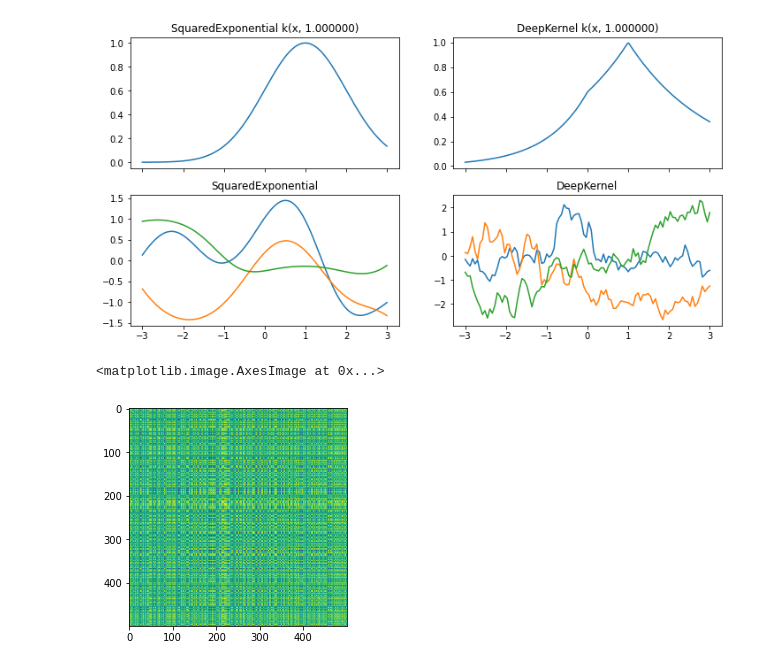
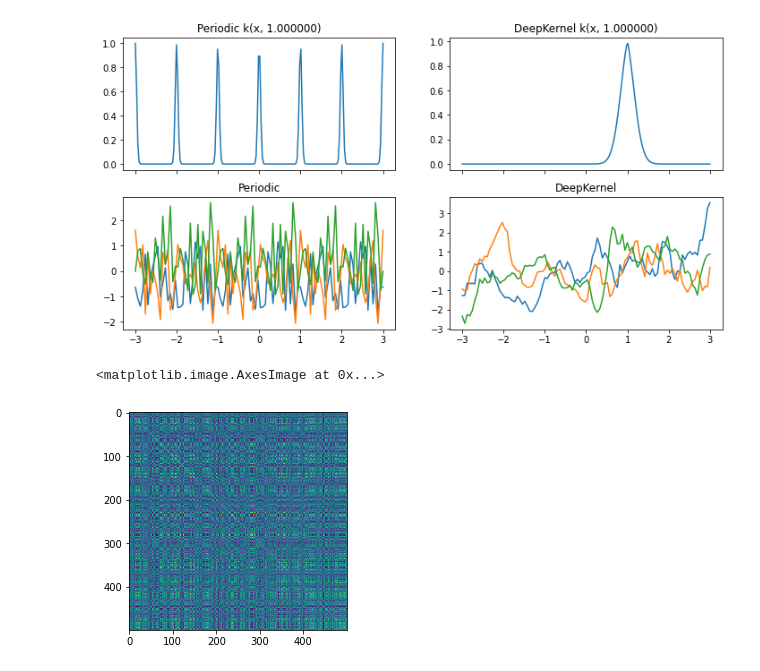
Before and after one commit to virginiademi/GP4GW-likelihood, a Jupyter notebook: notebooks/Kernel_design.ipynb, the cells around one changed output. Saved outputs shown, nothing was run; the diff lists cells and outputs as text; code cells hidden in the pictures.

Commit message:
Plot fo DeepKernel with RBF*Matern*Periodic

```diff
--- a/notebooks/Kernel_design.ipynb
+++ b/notebooks/Kernel_design.ipynb
@@ -13,6 +11,8 @@ Matern = gpflow.kernels.Matern12(lengthscales=[0.1] * data_dim, variance=1.0)
 
 ArcCosine = gpflow.kernels.ArcCosine(order=0, variance=1.0, weight_variances=[1.0]*data_dim, bias_variance=1.0)
 
+Periodic = gpflow.kernels.Periodic(gpflow.kernels.SquaredExponential(lengthscales = 0.1, variance=1.0))
+
 kernel = DeepKernel(
-    data_dim, data_dim, RBF*Matern
+    data_dim, data_dim, RBF*Matern*Periodic
 )
@@ -19,26 +24,26 @@ kernel = DeepKernel(
 # %%
-k3 = RBF
+k3 = Periodic
 k4 = kernel
 
 def plotkernelfunction(k, ax, xmin=-3, xmax=3, other=0):
     xx = np.linspace(xmin, xmax, 200)[:, None]
     ax.plot(xx, k(xx, np.zeros((1, 1)) + other))
     ax.set_title(k.__class__.__name__ + " k(x, %f)" % other)
 
 def plotkernelsample(k, ax, xmin=-3, xmax=3):
     xx = np.linspace(xmin, xmax, 100)[:, None]
     K = k(xx)
     ax.plot(xx, np.random.multivariate_normal(np.zeros(100), K, 3).T)
     ax.set_title(k.__class__.__name__)
 
 
 f, axes = plt.subplots(2, 2, figsize=(12, 6), sharex=True)
 plotkernelfunction(k3, axes[0, 0], other=1.0)
 plotkernelfunction(k4, axes[0, 1], other=1.0)
 plotkernelsample(k3, axes[1, 0])
 plotkernelsample(k4, axes[1, 1])
 # %% [output]
-[figure, old version]
+[figure, new version]
 # %%
 num_data = 20000
 D = 1
@@ -53,4 +58,4 @@ K = kernel(Z)
 plt.imshow(K)
 # %% [output]
 <matplotlib.image.AxesImage at 0x...>
-[figure, old version]
+[figure, new version]
```
Also changed, not shown: parts of 2 cells of this notebook.
